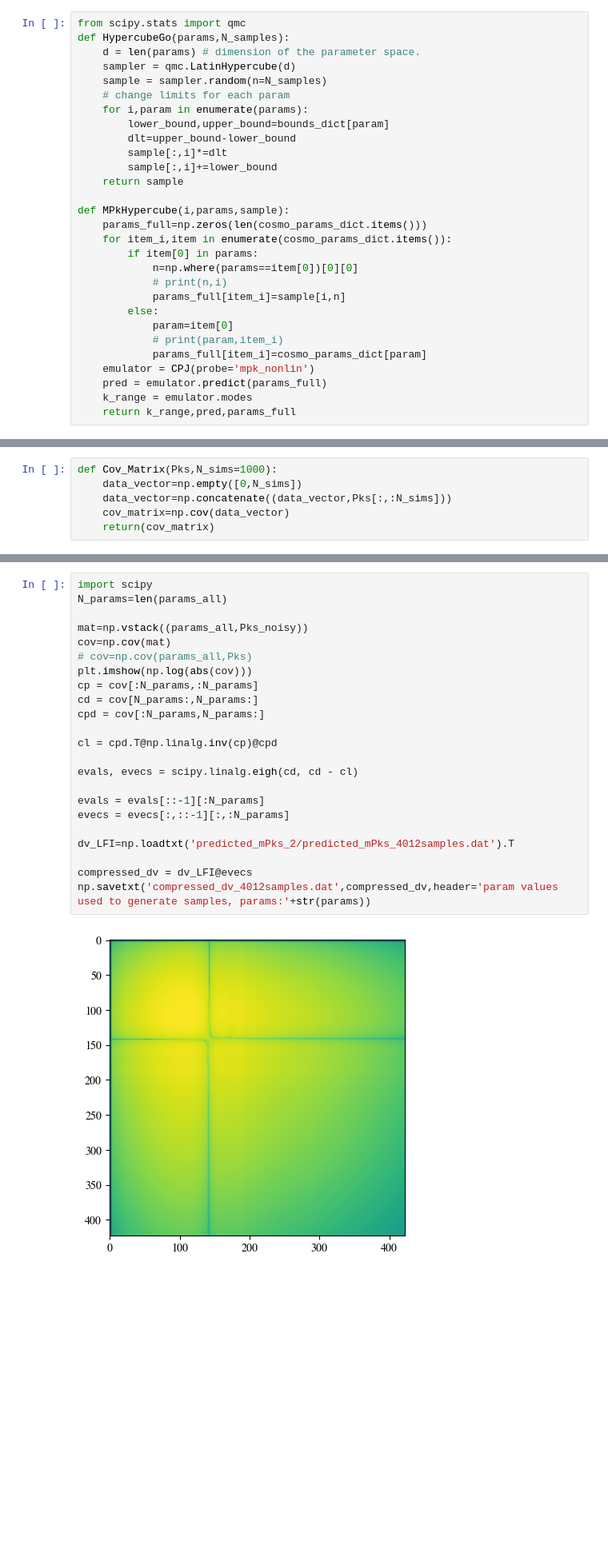
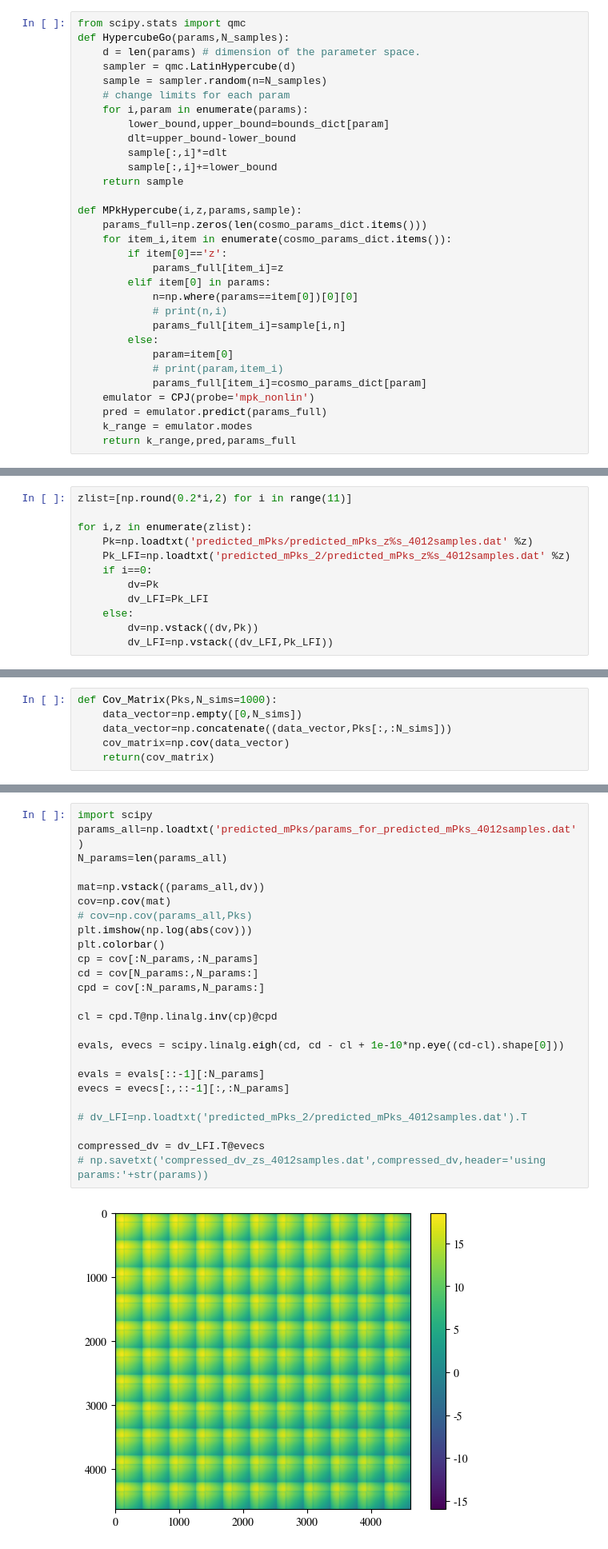
Before and after one commit to davidesciotti/AstroDat, a Jupyter notebook: power_spectrum_beth.ipynb, the cells around one changed output, grey strips where cells are left out. Shown at 80% size. Cells and saved outputs as stored; diff of their text form; blank space fills up the shorter version.

Commit message:
compress, more zs

```diff
--- a/power_spectrum_beth.ipynb
+++ b/power_spectrum_beth.ipynb
@@ -116,10 +116,12 @@ def HypercubeGo(params,N_samples):
         sample[:,i]+=lower_bound
     return sample
 
-def MPkHypercube(i,params,sample):
+def MPkHypercube(i,z,params,sample):
     params_full=np.zeros(len(cosmo_params_dict.items()))
     for item_i,item in enumerate(cosmo_params_dict.items()):
-        if item[0] in params:
+        if item[0]=='z':
+            params_full[item_i]=z
+        elif item[0] in params:
             n=np.where(params==item[0])[0][0]
             # print(n,i)
             params_full[item_i]=sample[i,n]
@@ -172,2 +203,14 @@ if save_Pks==True:
 # %% [markdown]
 # compression CCA
+# %%
+zlist=[np.round(0.2*i,2) for i in range(11)]
+
+for i,z in enumerate(zlist):
+    Pk=np.loadtxt('predicted_mPks/predicted_mPks_z%s_4012samples.dat' %z)
+    Pk_LFI=np.loadtxt('predicted_mPks_2/predicted_mPks_z%s_4012samples.dat' %z)
+    if i==0:
+        dv=Pk
+        dv_LFI=Pk_LFI
+    else:
+        dv=np.vstack((dv,Pk))
+        dv_LFI=np.vstack((dv_LFI,Pk_LFI))
@@ -212,28 +241,30 @@ ax.legend(frameon=False)
 # %%
 import scipy
+params_all=np.loadtxt('predicted_mPks/params_for_predicted_mPks_4012samples.dat')
 N_params=len(params_all)
 
-mat=np.vstack((params_all,Pks_noisy))
+mat=np.vstack((params_all,dv))
 cov=np.cov(mat)
 # cov=np.cov(params_all,Pks)
 plt.imshow(np.log(abs(cov)))
+plt.colorbar()
 cp = cov[:N_params,:N_params]
 cd = cov[N_params:,N_params:]
 cpd = cov[:N_params,N_params:]
 
 cl = cpd.T@np.linalg.inv(cp)@cpd
 
-evals, evecs = scipy.linalg.eigh(cd, cd - cl)
+evals, evecs = scipy.linalg.eigh(cd, cd - cl + 1e-10*np.eye((cd-cl).shape[0]))
 
 evals = evals[::-1][:N_params]
 evecs = evecs[:,::-1][:,:N_params]
 
-dv_LFI=np.loadtxt('predicted_mPks_2/predicted_mPks_4012samples.dat').T
+# dv_LFI=np.loadtxt('predicted_mPks_2/predicted_mPks_4012samples.dat').T
 
-compressed_dv = dv_LFI@evecs
-np.savetxt('compressed_dv_4012samples.dat',compressed_dv,header='param values used to generate samples, params:'+str(params))
+compressed_dv = dv_LFI.T@evecs
+# np.savetxt('compressed_dv_zs_4012samples.dat',compressed_dv,header='using params:'+str(params))
 # %% [output]
-[figure, old version]
+[figure, new version]
 # %%
 np.shape(compressed_dv)
 # %% [output]
```
Also changed, not shown: parts of 23 cells of this notebook.
